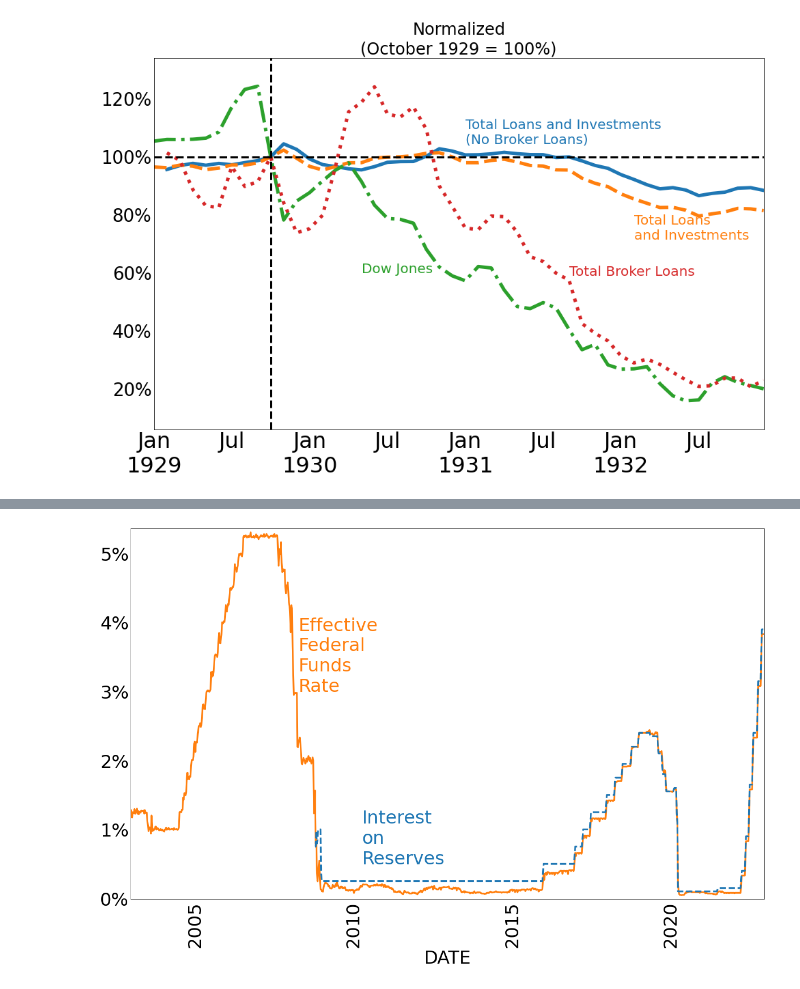
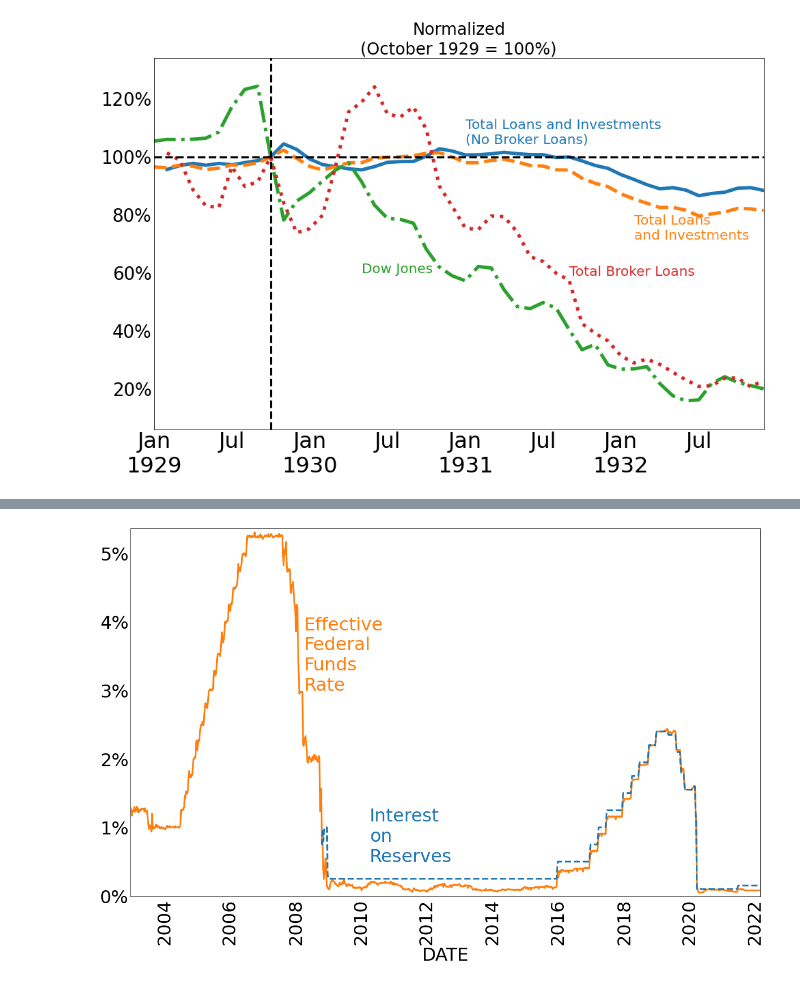
Before and after one commit to jlcatonjr/ProjectRepositories, a Jupyter notebook: Crisis and Credit Allocation/Crisis and Credit Allocation Data.ipynb, the cells around one changed output, grey strips where cells are left out. Drawn from its saved outputs; the diff is of its cells as text; code cells hidden in the pictures.

```diff
--- a/Crisis and Credit Allocation/Crisis and Credit Allocation Data.ipynb
+++ b/Crisis and Credit Allocation/Crisis and Credit Allocation Data.ipynb
@@ -292,19 +292,19 @@ stack_hatch(plot_data[account_vars + [total_var]], total_var, loc = "upper cente
 # %%
 interest_vars = ["Effective Federal Funds Rate",
                   "Interest on Reserves"]
 # plot_lines(data[interest_vars], linewidth = 3)
 fig, ax = plt.subplots(figsize = (20,12))
-data[[interest_vars[0]]].plot(ax= ax, legend = False, linewidth = 3, color = "C1")
-data[[interest_vars[1]]].loc["2008-10-08":].plot(ax= ax,
+data[[interest_vars[0]]].loc["2002-12":"2022-02"].plot(ax= ax, legend = False, linewidth = 3, color = "C1")
+data[[interest_vars[1]]].loc["2008-10-08":"2022-02"].plot(ax= ax,
                                                  legend = False,
                                                  ls = "--", linewidth = 3, color = "C0")
 ax.text("2008-04", 3, interest_vars[0].replace(" ","\n"), color = "C1")
 ax.text("2010-04", .5, interest_vars[1].replace(" ","\n"), color = "C0")
 
 ax.set_yticklabels([str(int(val)) + "%" for val in ax.get_yticks()])
 plt.xticks(rotation = 90)
 ax.tick_params('both', length=0, which='both')
 
 plt.show()
 # %% [output]
-[figure, old version]
+[figure, new version]
```
Also changed, not shown: parts of 5 cells of this notebook.
